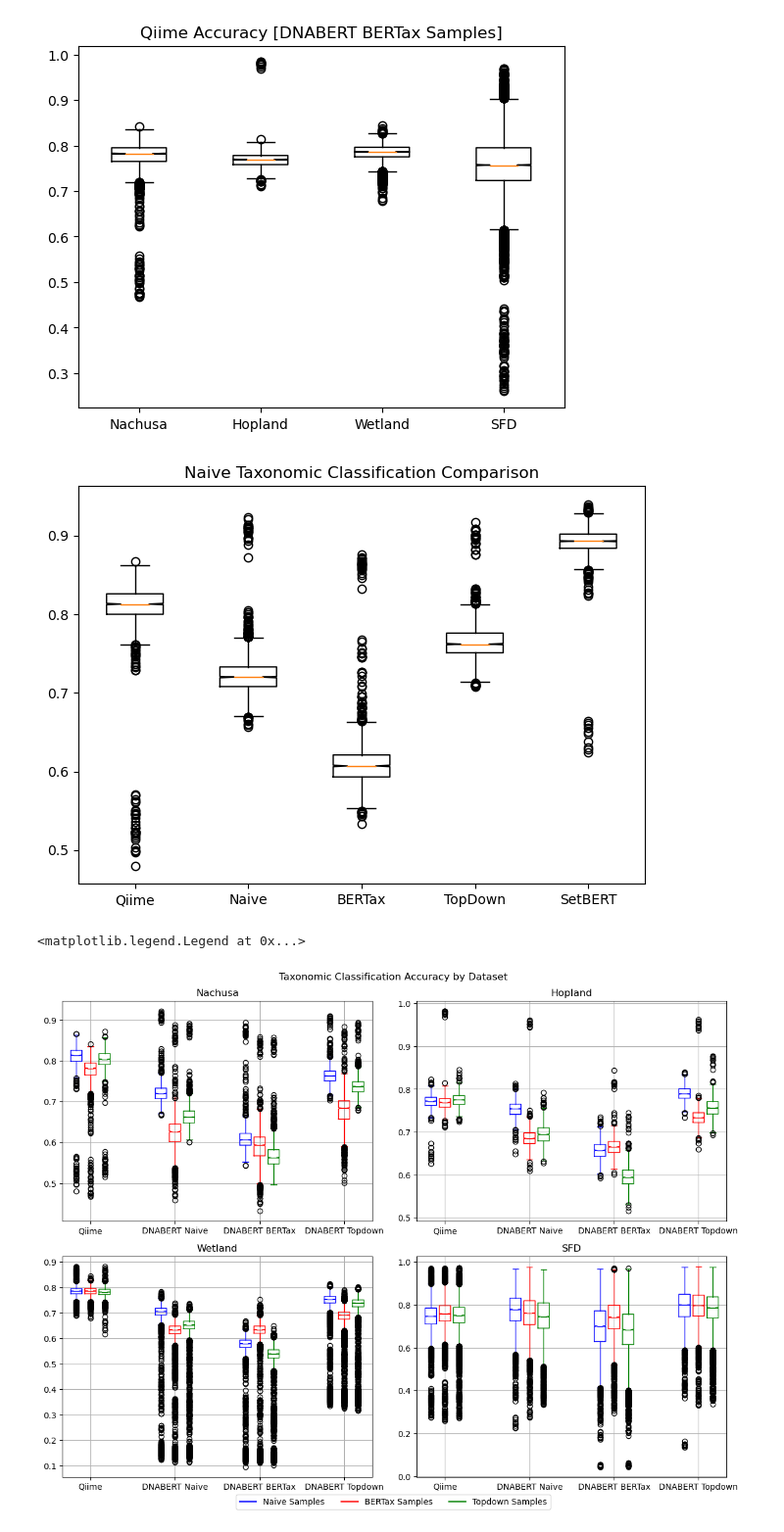
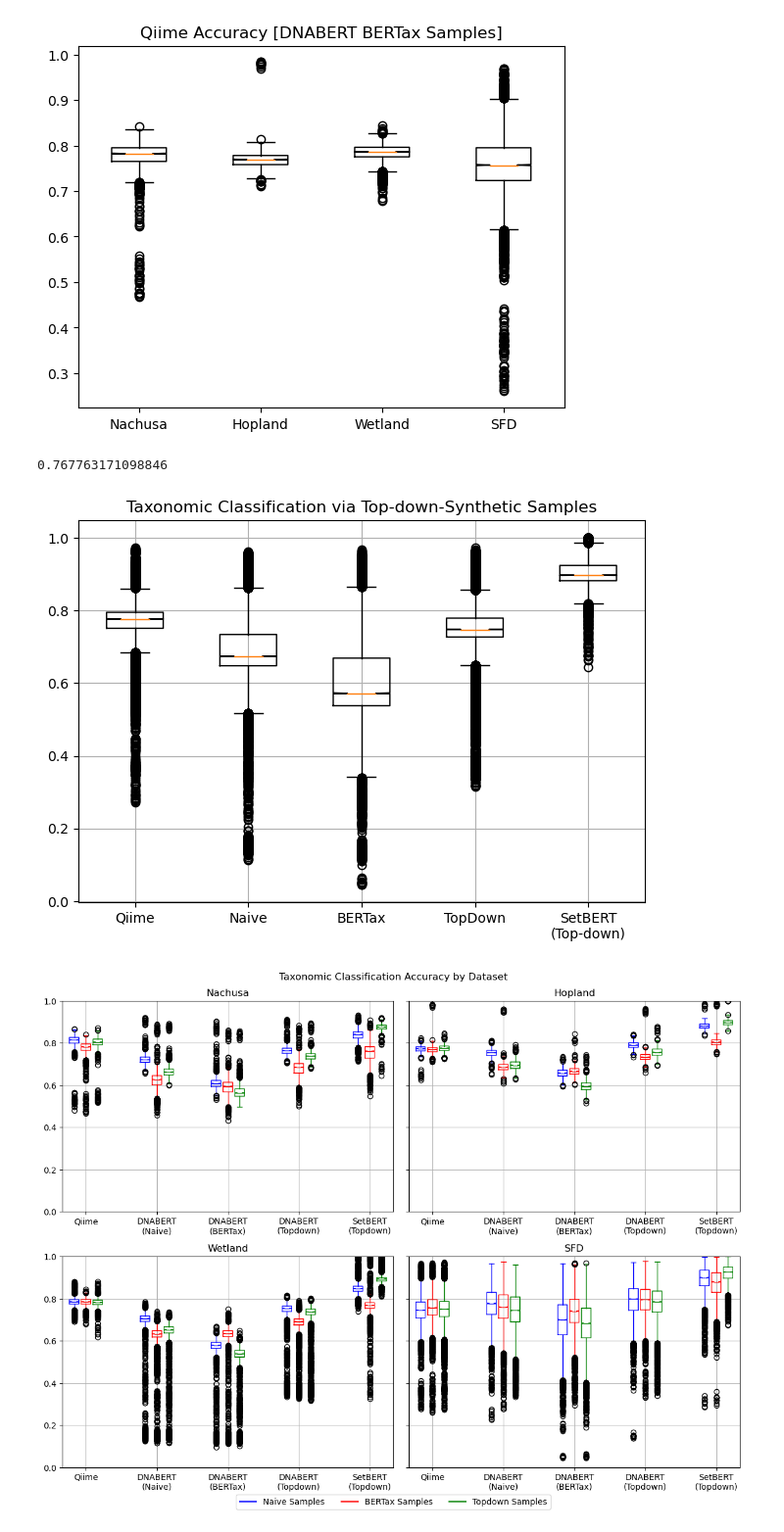
Before and after one commit to DLii-Research/setbert, a Jupyter notebook: notebooks/Qiime Classifier.ipynb, the cells around one changed output. Shown: that part at 98% size. Cells and saved outputs as stored; diff of their text form; code cells hidden in the pictures.

```diff
--- a/notebooks/Qiime Classifier.ipynb
+++ b/notebooks/Qiime Classifier.ipynb
@@ -127,4 +127,4 @@ def read_fasta_and_taxonomies(fasta_path, tax_path):
     return sequences, labels
 # %%
 # Extract the tar first...
-model = joblib.load(os.path.join(train_path, "classifier/sklearn_pipeline.pkl"))
+model = joblib.load(os.path.join(train_path, "silva-138-99-515-806-nb-classifier/sklearn_pipeline.pkl"))
@@ -260,15 +271,20 @@ accuracies_setbert = np.loadtxt("./logs/setbert_taxonomy_naive_full_accuracy.txt
+# %%
+np.mean(np.concatenate(list(accuracies.values())))
+# %% [output]
+0.767763171098846
 # %%
-plt.title("Taxonomic Classification Comparison")
+plt.title("Taxonomic Classification via Top-down-Synthetic Samples")
 plt.boxplot([
-    accuracies,
-    accuracies_dnabert_naive,
-    accuracies_dnabert_bertax,
-    accuracies_dnabert_topdown,
-    accuracies_setbert], notch=True, labels=["Qiime", "Naive", "BERTax", "TopDown", "SetBERT"])
+    np.concatenate(list(accuracies.values())),
+    np.concatenate(list(accuracies_dnabert_naive.values())),
+    np.concatenate(list(accuracies_dnabert_bertax.values())),
+    np.concatenate(list(accuracies_dnabert_topdown.values())),
+    np.concatenate(list(accuracies_setbert.values()))], notch=True, labels=["Qiime", "Naive", "BERTax", "TopDown", "SetBERT\n(Top-down)"])
+plt.grid()
 plt.tight_layout()
 plt.show()
 # %% [output]
-[figure, old version]
+[figure, new version]
 # %%
 group of 3 models (naive, bertax, topdown) for one dataset
 # %%
@@ -288,21 +300,26 @@ accuracies = { # [model][sample_type]
         "BERTax": load("./logs/qiime_taxonomy_bertax_accuracies.txt"),
         "Topdown": load("./logs/qiime_taxonomy_topdown_accuracies.txt")
     },
-    "DNABERT Naive": {
+    "DNABERT\n(Naive)": {
         "Naive": load("./logs/dnabert_taxonomy_naive_naive_accuracies.txt"),
         "BERTax": load("./logs/dnabert_taxonomy_bertax_naive_accuracies.txt"),
         "Topdown": load("./logs/dnabert_taxonomy_topdown_naive_accuracies.txt")
     },
-    "DNABERT BERTax": {
+    "DNABERT\n(BERTax)": {
         "Naive": load("./logs/dnabert_taxonomy_naive_bertax_accuracies.txt"),
         "BERTax": load("./logs/dnabert_taxonomy_bertax_bertax_accuracies.txt"),
         "Topdown": load("./logs/dnabert_taxonomy_topdown_bertax_accuracies.txt")
     },
-    "DNABERT Topdown": {
+    "DNABERT\n(Topdown)": {
         "Naive": load("./logs/dnabert_taxonomy_naive_topdown_accuracies.txt"),
         "BERTax": load("./logs/dnabert_taxonomy_bertax_topdown_accuracies.txt"),
         "Topdown": load("./logs/dnabert_taxonomy_topdown_topdown_accuracies.txt")
     },
+    "SetBERT\n(Topdown)": {
+        "Naive": load("./logs/setbert_taxonomy_naive_topdown_accuracies.txt"),
+        "BERTax": load("./logs/setbert_taxonomy_bertax_topdown_accuracies.txt"),
+        "Topdown": load("./logs/setbert_taxonomy_topdown_topdown_accuracies.txt")
+    }
 }
 # %%
 dataset = "SFD"
@@ -342,31 +359,32 @@ def set_box_colors(bp):
     plt.setp(bp['fliers'][2], color='green')
     plt.setp(bp['medians'][2], color='green')
 # %%
-fig, axs = plt.subplots(2, 2, figsize=(12, 9))
+fig, axs = plt.subplots(2, 2, figsize=(12, 9), sharex=False, sharey=True)
 axs = axs.flatten()
 group_size = 3
 colors = ["blue", "red", "green"]
 for dataset, ax in zip(["Nachusa", "Hopland", "Wetland", "SFD"], axs):
     pos_gen = position_gen(group_size)
 
     xticks = []
     for model in accuracies:
         acc = [sample[dataset] for sample in accuracies[model].values()]
         pos, xtick = next(pos_gen)
         bp = ax.boxplot(acc, positions=pos, widths=2/(2**(group_size-1))*0.8, notch=True)
         set_box_colors(bp)
         xticks.append(xtick)
     for sample, color in zip(accuracies[model], colors):
         ax.plot([], [], color=color, label=f"{sample} Samples")
 
     ax.set_title(f"{dataset}")
     ax.set_xticks(xticks)
     ax.set_xticklabels(list(accuracies.keys()))
+    ax.set_ylim((0.0, 1.0))
     ax.grid()
 handles, labels = ax.get_legend_handles_labels()
 fig.suptitle("Taxonomic Classification Accuracy by Dataset")
 fig.tight_layout()
 fig.legend(handles, labels, loc="lower center", bbox_to_anchor=(0.5, -0.025, 0.0, 0.0), ncol=3)
+fig.show()
 # %% [output]
-<matplotlib.legend.Legend at 0x...>
-[figure, old version]
+[figure, new version]
```
Also changed, not shown: parts of 7 cells of this notebook, 5 other files.
